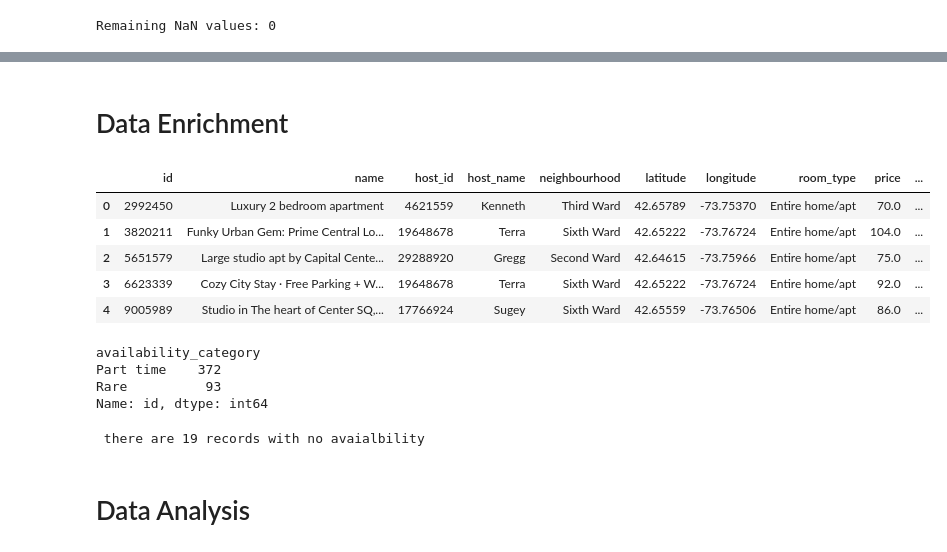
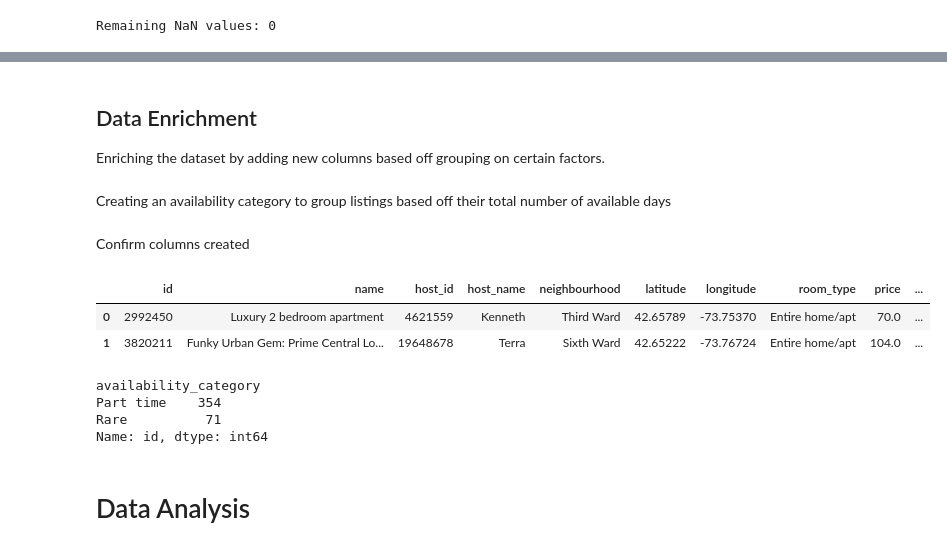
Before and after one commit to tahmee/de-launchpad-automation-and-analytics, a Jupyter notebook: analytics-pipeline/analytics.ipynb, the cells around one changed output, grey strips where cells are left out. Drawn from its saved outputs; the diff is of its cells as text; code cells hidden in the pictures.

```diff
--- a/analytics-pipeline/analytics.ipynb
+++ b/analytics-pipeline/analytics.ipynb
@@ -235,8 +278,13 @@ Name: price, dtype: int64
+# %%
+df = df[df['availability_365'] != 0].reset_index(drop=True)
 # %% [markdown]
-# Data Enrichment
+## Data Enrichment
+Enriching the dataset by adding new columns based off grouping on certain factors.
 # %%
 # Create a price_per_booking column using price and minimum_nights.
 df['price_per_booking'] = df['price'] * df['minimum_nights']
+# %% [markdown]
+Creating an availability category to group listings based off their total number of available days
 # %%
 '''
 Bucket availability into categories:
@@ -253,27 +301,21 @@ def categorize(value):
         return 'Rare'
 
 df['availability_category'] = df['availability_365'].apply(categorize)
+# %% [markdown]
+Confirm columns created
 # %%
-df.head()
+df.head(2)
 # %% [output]
 |  | id | name | host_id | host_name | neighbourhood | latitude | longitude | room_type | price | ... |
 | 0 | 2992450 | Luxury 2 bedroom apartment | 4621559 | Kenneth | Third Ward | 42.65789 | -73.75370 | Entire home/apt | 70.0 | ... |
 | 1 | 3820211 | Funky Urban Gem: Prime Central Lo... | 19648678 | Terra | Sixth Ward | 42.65222 | -73.76724 | Entire home/apt | 104.0 | ... |
-| 2 | 5651579 | Large studio apt by Capital Cente... | 29288920 | Gregg | Second Ward | 42.64615 | -73.75966 | Entire home/apt | 75.0 | ... |
-| 3 | 6623339 | Cozy City Stay · Free Parking + W... | 19648678 | Terra | Sixth Ward | 42.65222 | -73.76724 | Entire home/apt | 92.0 | ... |
-| 4 | 9005989 | Studio in The heart of Center SQ,... | 17766924 | Sugey | Sixth Ward | 42.65559 | -73.76506 | Entire home/apt | 86.0 | ... |
 # %%
 df.groupby('availability_category')['id'].count()
 # %% [output]
 availability_category
-Part time    372
-Rare          93
+Part time    354
+Rare          71
 Name: id, dtype: int64
-# %%
-available = df[df['availability_365'] == 0]
-print(f" there are {len(available)} records with no avaialbility")
-# %% [output]
- there are 19 records with no avaialbility
 # %% [markdown]
 # Data Analysis
 # %% [markdown]
```
Also changed, not shown: parts of 21 cells of this notebook.
